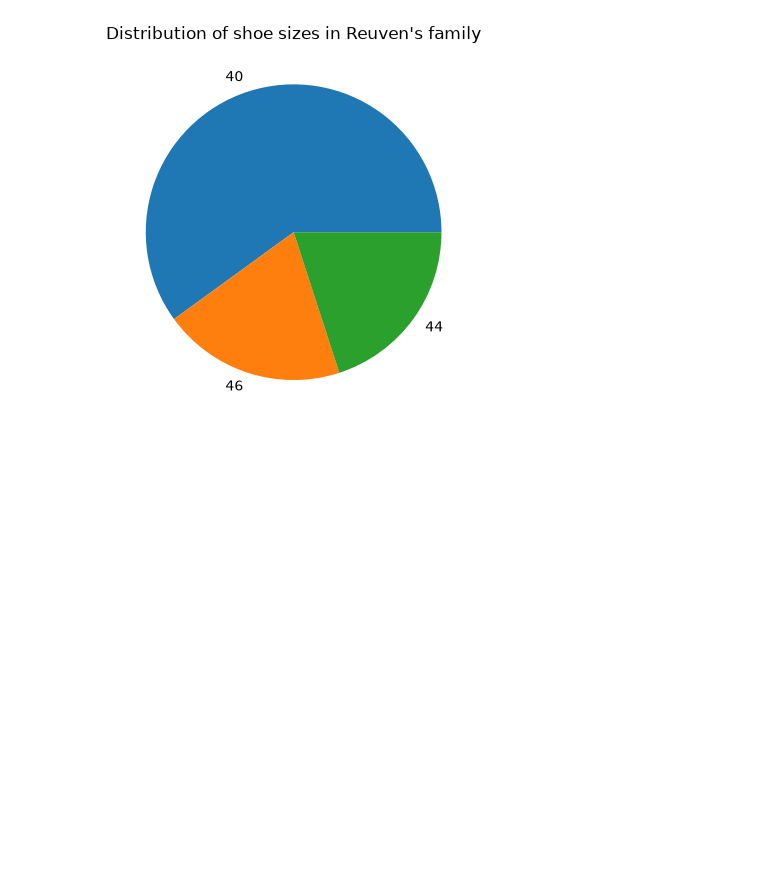
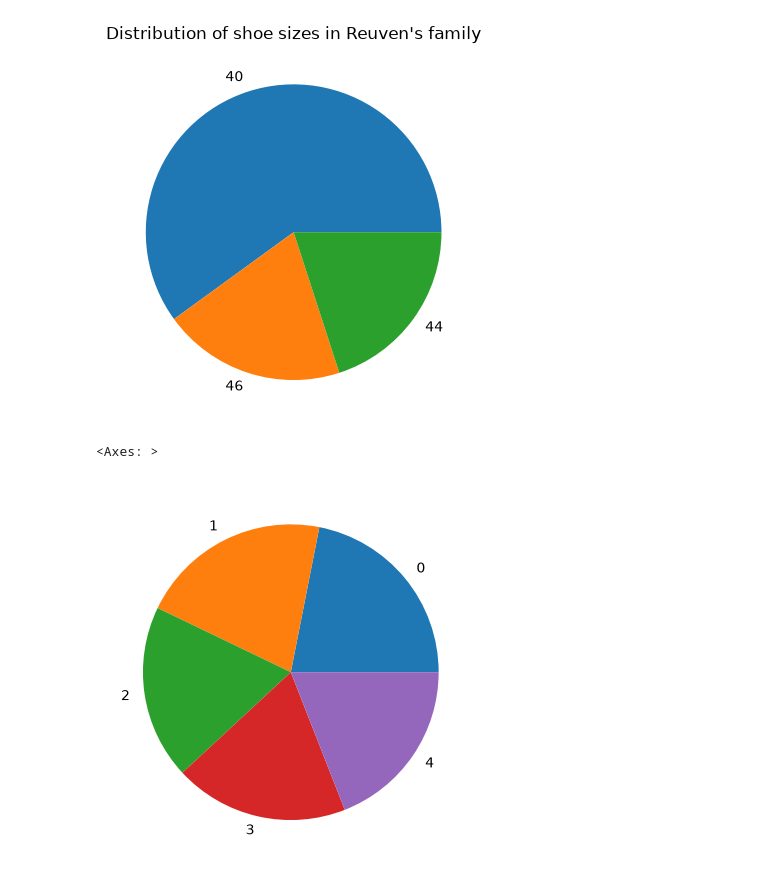
Before and after one commit to reuven/OReilly-PythonData-2026-06, a Jupyter notebook: OReilly-PythonData-2026-06-22.ipynb, the cells around one changed output. Cells and saved outputs as stored; diff of their text form; code cells hidden in the pictures; blank space fills up the shorter version.

```diff
--- a/OReilly-PythonData-2026-06-22.ipynb
+++ b/OReilly-PythonData-2026-06-22.ipynb
@@ -1368,4 +1368,7 @@ olympics_df[['Height', 'Weight']].plot.box()
 <Axes: title={'center': "Distribution of shoe sizes in Reuven's family"}>
 [figure]
 # %%
-shoe_size_df.plot.pi
+shoe_size_df['shoe_size'].plot.pie()  # common, dumb mistake
+# %% [output]
+<Axes: >
+[figure, added]
```
